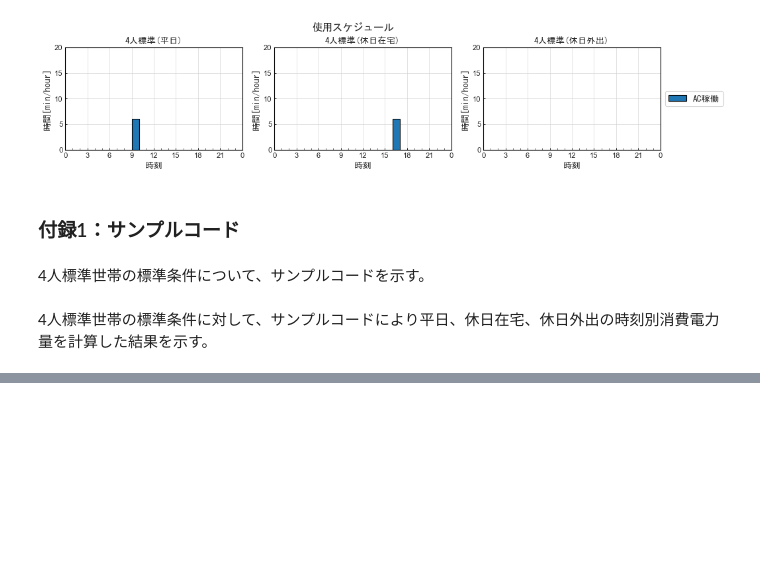
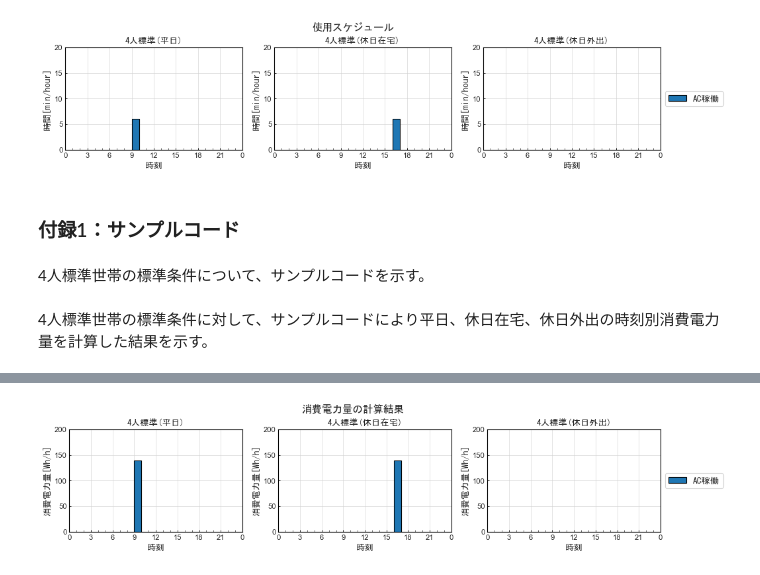
Before and after one commit to HiromiHabara/Jiritsu-EnergyUseOfApp, a Jupyter notebook: iron.ipynb, the cells around one changed output, grey strips where cells are left out. Saved outputs shown, nothing was run; the diff lists cells and outputs as text; code cells hidden in the pictures; blank space fills up the shorter version.

```diff
--- a/iron.ipynb
+++ b/iron.ipynb
@@ -402,4 +402,7 @@ def calc_EE_Iron_verP4(time_use_type, time_of_day, app_type, schedule_name):
 4人標準世帯の標準条件に対して、サンプルコードにより平日、休日在宅、休日外出の時刻別消費電力量を計算した結果を示す。
 # %%
 # 消費電力量の計算
-calc_EE = np.vectorize(calc_EE_Iron_verP4)(np.array([['Weekdays'], ['Holidays_st'], ['Holidays_go']]), np.array([np.arange(24)]*3), 'Iron00', '4p_standard')
+calc_ee_ac, calc_ee_ac_opg = np.vectorize(calc_EE_Iron_verP4)([['Weekdays'], ['Holidays_st'], ['Holidays_go']],
+                                                              np.arange(24),
+                                                              'Iron00',
+                                                              '4p_standard')
@@ -413,0 +409,10 @@ EE
+# %%
+# 消費電力量の計算結果
+EE_Results = {
+    '4p_standard' : {
+        'AC_opg':{'Weekdays'    : calc_ee_ac_opg[0],
+                  'Holidays_st' : calc_ee_ac_opg[1],
+                  'Holidays_go' : calc_ee_ac_opg[2]
+        }
+    }
+}
@@ -414,3 +430,10 @@ EE
 # %%
 # 消費電力量の計算結果のグラフ
-draw_hourly_bar_chart(EE, '4人標準', ["平日", "休日在宅", "休日外出"], ["AC稼働"], "消費電力量[Wh/h]", 0, 100, 20, 1)
+plot_hourly_bar_chart('消費電力量の計算結果',
+                      EE_Results,
+                      {'4p_standard':'4人標準'},
+                      {'AC_opg':'AC稼働'},
+                      {'Weekdays':'平日', 'Holidays_st':'休日在宅', 'Holidays_go':'休日外出'},
+                       "消費電力量[Wh/h]",  0, 200, 50, 1)
+# %% [output]
+[figure, added]
```
Also changed, not shown: parts of 3 cells of this notebook.
